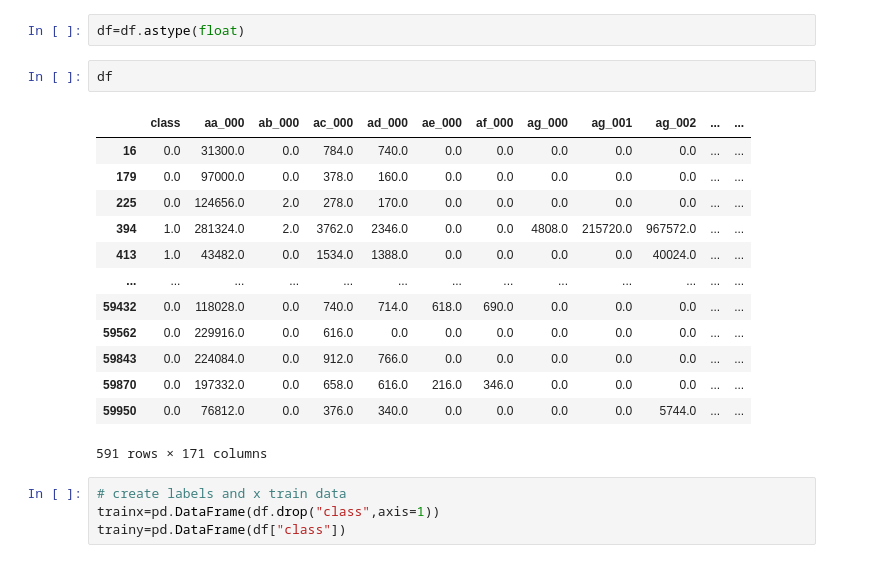
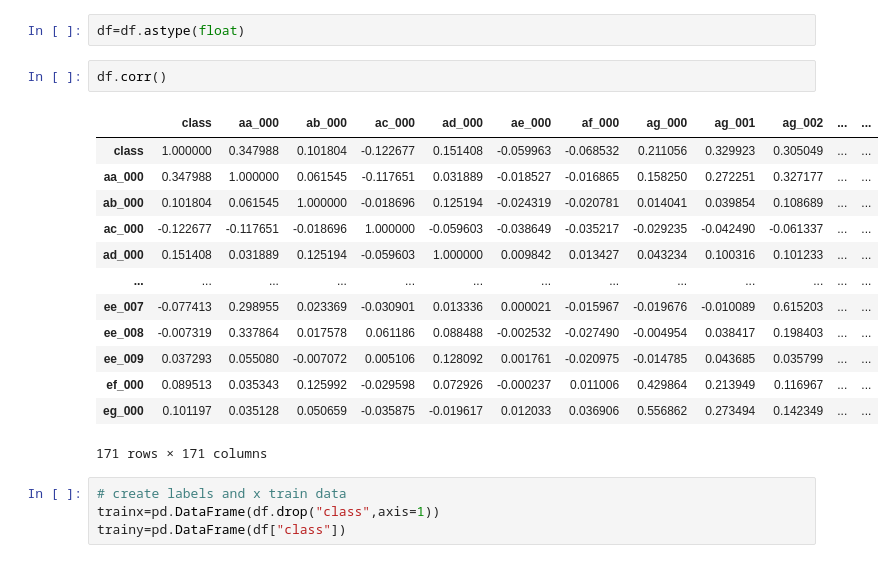
Before and after one commit to GVanave/Predictive-Analysis-of-Sensor-Data, a Jupyter notebook: Vanave_Ganesh_APSFailure_Approach_Second.ipynb, the cells around one changed output. Drawn from its saved outputs; the diff is of its cells as text.

```diff
--- a/Vanave_Ganesh_APSFailure_Approach_Second.ipynb
+++ b/Vanave_Ganesh_APSFailure_Approach_Second.ipynb
@@ -25,21 +25,21 @@ df["class"].replace({"neg":0,"pos":1},inplace=True)
 # %%
 df=df.astype(float)
 # %%
-df
+df.corr()
 # %% [output]
 |  | class | aa_000 | ab_000 | ac_000 | ad_000 | ae_000 | af_000 | ag_000 | ag_001 | ag_002 | ... | ... |
-| 16 | 0.0 | 31300.0 | 0.0 | 784.0 | 740.0 | 0.0 | 0.0 | 0.0 | 0.0 | 0.0 | ... | ... |
-| 179 | 0.0 | 97000.0 | 0.0 | 378.0 | 160.0 | 0.0 | 0.0 | 0.0 | 0.0 | 0.0 | ... | ... |
-| 225 | 0.0 | 124656.0 | 2.0 | 278.0 | 170.0 | 0.0 | 0.0 | 0.0 | 0.0 | 0.0 | ... | ... |
-| 394 | 1.0 | 281324.0 | 2.0 | 3762.0 | 2346.0 | 0.0 | 0.0 | 4808.0 | 215720.0 | 967572.0 | ... | ... |
-| 413 | 1.0 | 43482.0 | 0.0 | 1534.0 | 1388.0 | 0.0 | 0.0 | 0.0 | 0.0 | 40024.0 | ... | ... |
+| class | 1.000000 | 0.347988 | 0.101804 | -0.122677 | 0.151408 | -0.059963 | -0.068532 | 0.211056 | 0.329923 | 0.305049 | ... | ... |
+| aa_000 | 0.347988 | 1.000000 | 0.061545 | -0.117651 | 0.031889 | -0.018527 | -0.016865 | 0.158250 | 0.272251 | 0.327177 | ... | ... |
+| ab_000 | 0.101804 | 0.061545 | 1.000000 | -0.018696 | 0.125194 | -0.024319 | -0.020781 | 0.014041 | 0.039854 | 0.108689 | ... | ... |
+| ac_000 | -0.122677 | -0.117651 | -0.018696 | 1.000000 | -0.059603 | -0.038649 | -0.035217 | -0.029235 | -0.042490 | -0.061337 | ... | ... |
+| ad_000 | 0.151408 | 0.031889 | 0.125194 | -0.059603 | 1.000000 | 0.009842 | 0.013427 | 0.043234 | 0.100316 | 0.101233 | ... | ... |
 | ... | ... | ... | ... | ... | ... | ... | ... | ... | ... | ... | ... | ... |
-| 59432 | 0.0 | 118028.0 | 0.0 | 740.0 | 714.0 | 618.0 | 690.0 | 0.0 | 0.0 | 0.0 | ... | ... |
-| 59562 | 0.0 | 229916.0 | 0.0 | 616.0 | 0.0 | 0.0 | 0.0 | 0.0 | 0.0 | 0.0 | ... | ... |
-| 59843 | 0.0 | 224084.0 | 0.0 | 912.0 | 766.0 | 0.0 | 0.0 | 0.0 | 0.0 | 0.0 | ... | ... |
-| 59870 | 0.0 | 197332.0 | 0.0 | 658.0 | 616.0 | 216.0 | 346.0 | 0.0 | 0.0 | 0.0 | ... | ... |
-| 59950 | 0.0 | 76812.0 | 0.0 | 376.0 | 340.0 | 0.0 | 0.0 | 0.0 | 0.0 | 5744.0 | ... | ... |
+| ee_007 | -0.077413 | 0.298955 | 0.023369 | -0.030901 | 0.013336 | 0.000021 | -0.015967 | -0.019676 | -0.010089 | 0.615203 | ... | ... |
+| ee_008 | -0.007319 | 0.337864 | 0.017578 | 0.061186 | 0.088488 | -0.002532 | -0.027490 | -0.004954 | 0.038417 | 0.198403 | ... | ... |
+| ee_009 | 0.037293 | 0.055080 | -0.007072 | 0.005106 | 0.128092 | 0.001761 | -0.020975 | -0.014785 | 0.043685 | 0.035799 | ... | ... |
+| ef_000 | 0.089513 | 0.035343 | 0.125992 | -0.029598 | 0.072926 | -0.000237 | 0.011006 | 0.429864 | 0.213949 | 0.116967 | ... | ... |
+| eg_000 | 0.101197 | 0.035128 | 0.050659 | -0.035875 | -0.019617 | 0.012033 | 0.036906 | 0.556862 | 0.273494 | 0.142349 | ... | ... |
-591 rows × 171 columns
+171 rows × 171 columns
 # %%
 # create labels and x train data
 trainx=pd.DataFrame(df.drop("class",axis=1))
```
